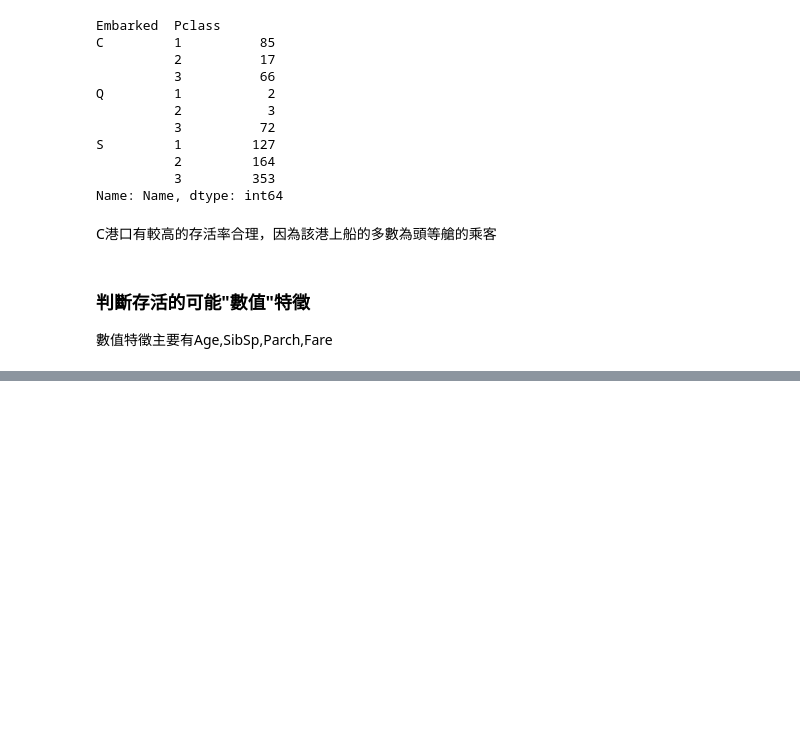
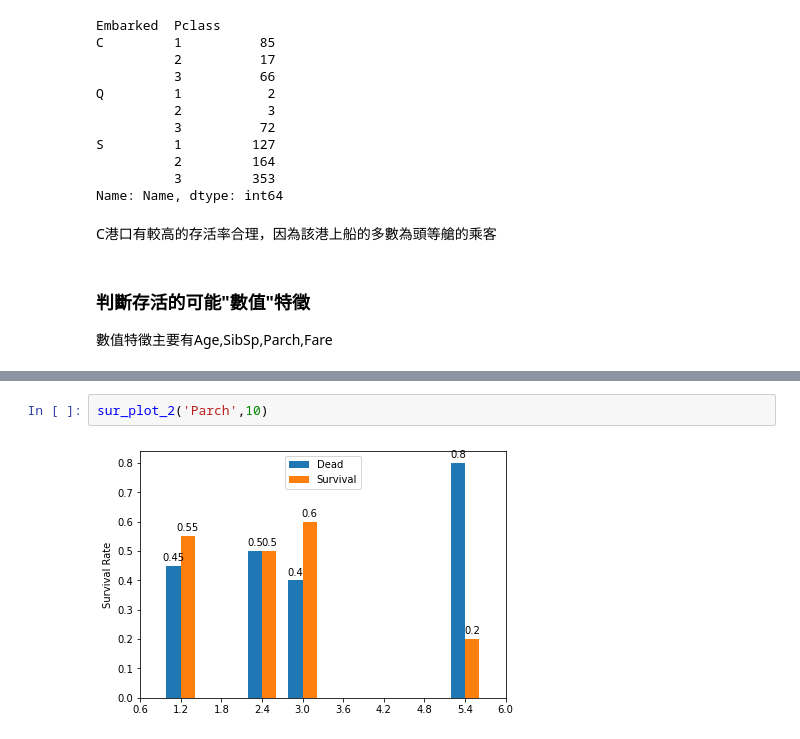
Before and after one commit to erikson0611/Titanic, a Jupyter notebook: titanic.ipynb, the cells around one changed output, grey strips where cells are left out. Cells and saved outputs as stored; diff of their text form; blank space fills up the shorter version.

```diff
--- a/titanic.ipynb
+++ b/titanic.ipynb
@@ -314,0 +356,4 @@ df_train_nosur.describe()[1:]
+# %%
+sur_plot_2('Parch',10)
+# %% [output]
+[figure, added]
```
Also changed, not shown: parts of 24 cells of this notebook.
